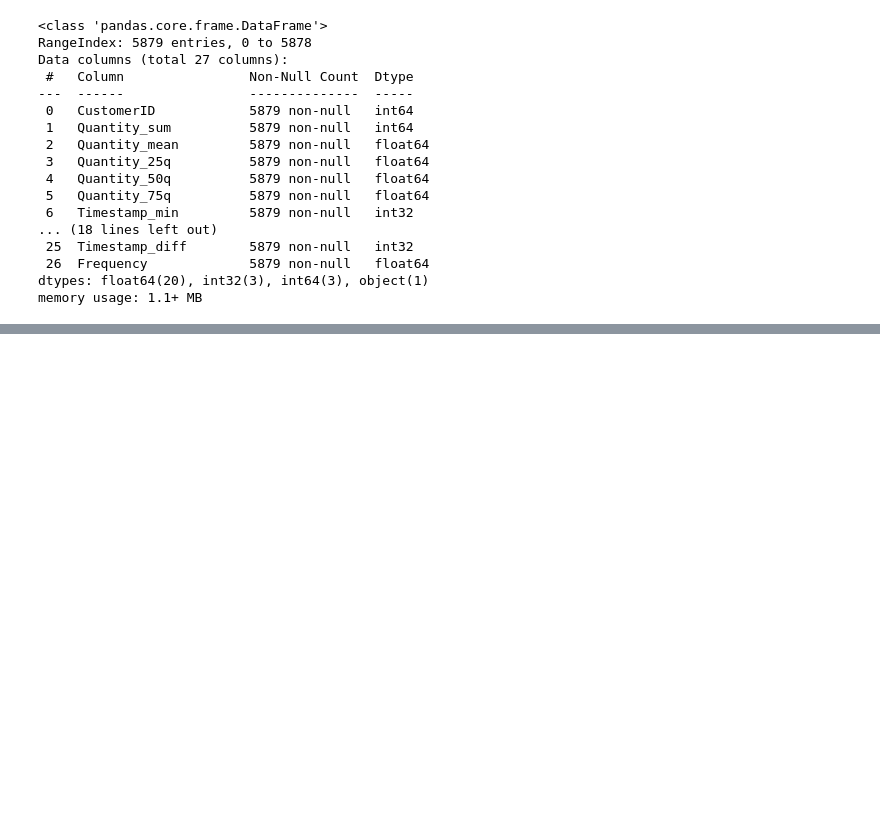
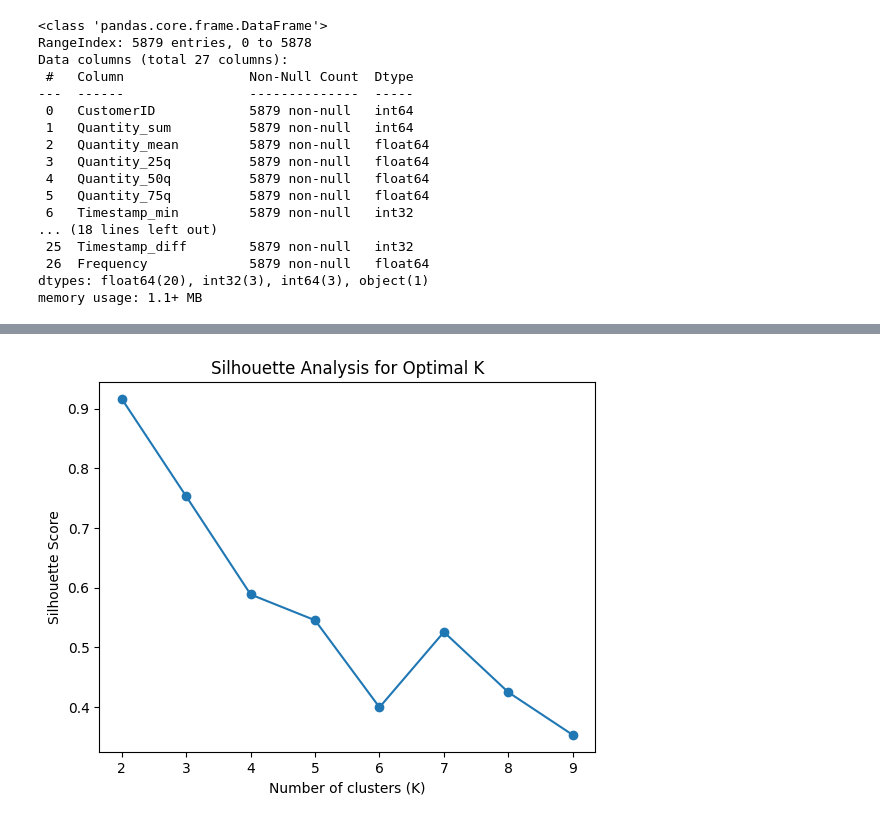
Before and after one commit to shashwat1237/UK-Based-online-store-real-world-customer-segmentation, a Jupyter notebook: Untitled.ipynb, the cells around one changed output, grey strips where cells are left out. Saved outputs shown, nothing was run; the diff lists cells and outputs as text; code cells hidden in the pictures; blank space fills up the shorter version.

```diff
--- a/Untitled.ipynb
+++ b/Untitled.ipynb
@@ -188,0 +273,6 @@ print(len(a5))
+# %%
+from collections import Counter
+kmeans = KMeans(n_clusters=3, random_state=42, n_init=10)
+labels = kmeans.fit_predict(for_clustering_clean)
+
+print(Counter(list(labels)))
@@ -188,0 +365,20 @@ print(len(a5))
+# %%
+pca = PCA(n_components=10)
+X_pca = pca.fit_transform(for_clustering_clean)
+sil_scores = []
+K_range = range(2, 10)
+
+for k in K_range:
+    kmeans = KMeans(n_clusters=k, random_state=42, n_init=10)
+    labels = kmeans.fit_predict(X_pca)
+    sil = silhouette_score(X_pca, labels)
+    sil_scores.append(sil)
+
+
+plt.plot(K_range, sil_scores, marker='o')
+plt.xlabel("Number of clusters (K)")
+plt.ylabel("Silhouette Score")
+plt.title("Silhouette Analysis for Optimal K")
+plt.show()
+# %% [output]
+[figure, added]
```
Also changed, not shown: parts of 23 cells of this notebook.
